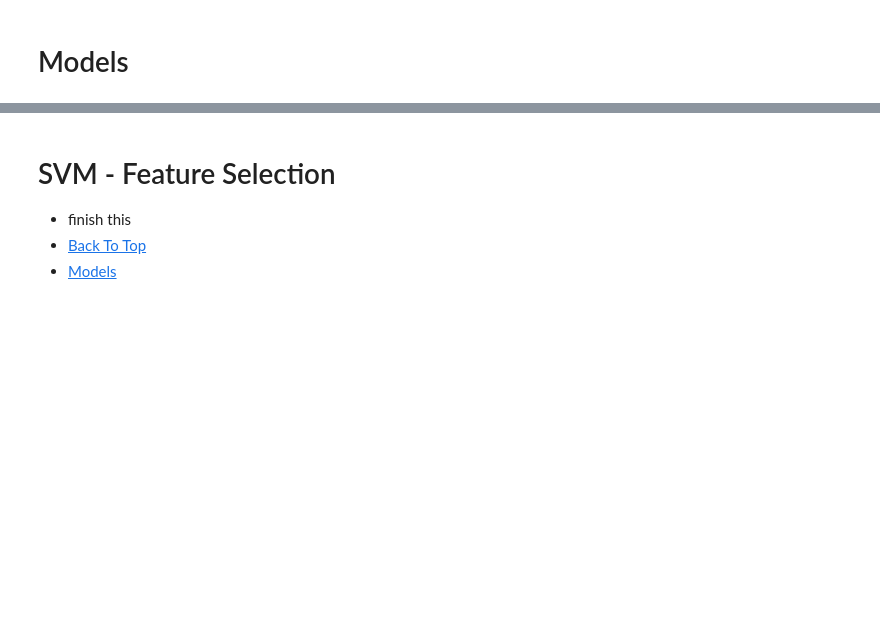
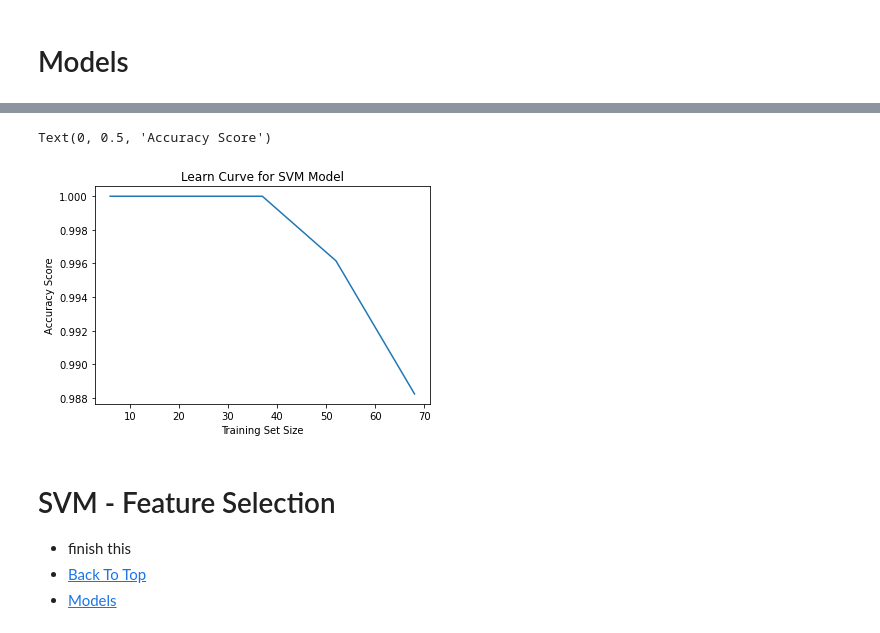
Before and after one commit to Maks-Drzezdzon/Masters-Classes-L-O, a Jupyter notebook: assignments/machine-learning/ML assign C15311966.ipynb, the cells around one changed output, grey strips where cells are left out. Cells and saved outputs as stored; diff of their text form; code cells hidden in the pictures; blank space fills up the shorter version.

```diff
--- a/assignments/machine-learning/ML assign C15311966.ipynb
+++ b/assignments/machine-learning/ML assign C15311966.ipynb
@@ -177,0 +239,17 @@ weighted avg       0.78      0.77      0.77        26
+# %%
+# Learn rate Curve
+# uses k-cross validation = 5 by default
+train_sizes, train_scores, test_scores = learning_curve(estimator = SVC(),
+                                                        X = data,
+                                                        y = labels,
+                                                        cv=5,
+                                                        scoring='accuracy',
+                                                        n_jobs=-1)
+
+plt.plot(train_sizes, np.mean(train_scores, axis=1))
+plt.title("Learn Curve for SVM Model")
+plt.xlabel("Training Set Size")
+plt.ylabel("Accuracy Score")
+# %% [output]
+Text(0, 0.5, 'Accuracy Score')
+[figure, added]
```
Also changed, not shown: parts of 14 cells of this notebook, 8 other files.
